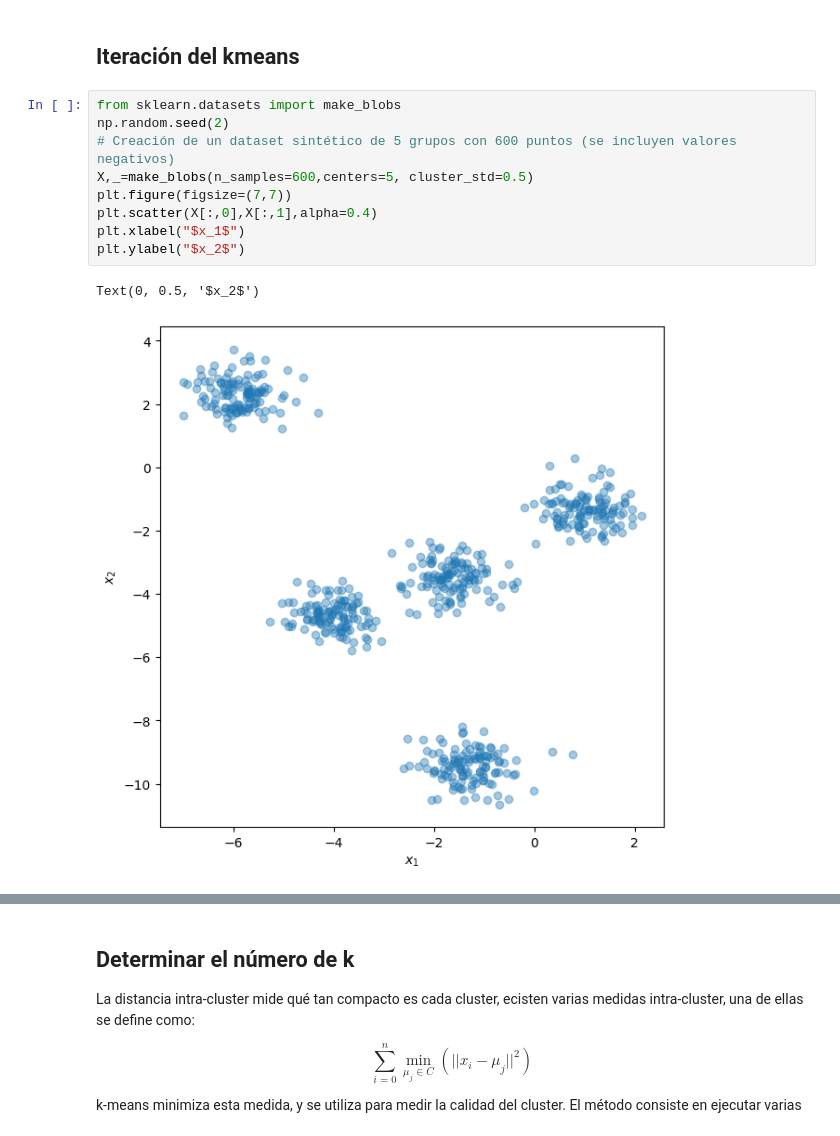
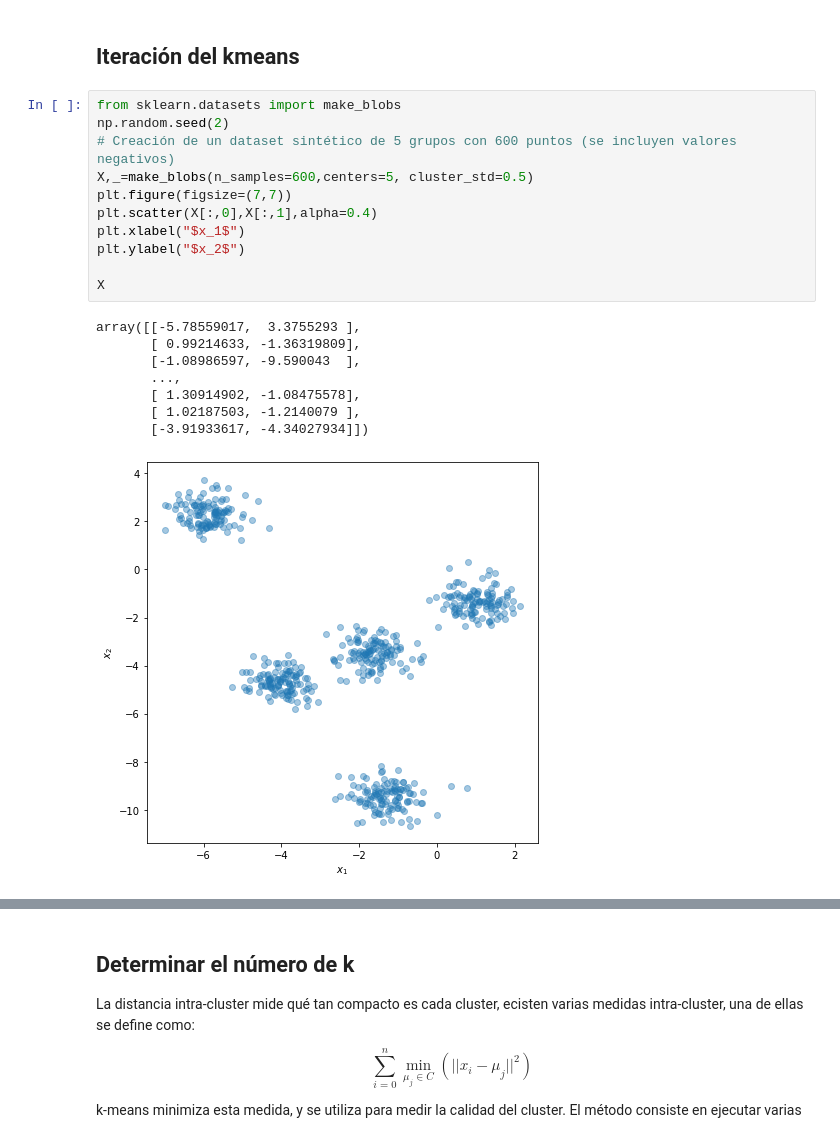
Before and after one commit to acmoral/ProyectoMineria, a Jupyter notebook: Talleres/Taller4/agrupacionMD.ipynb, the cells around one changed output, grey strips where cells are left out. Saved outputs shown, nothing was run; the diff lists cells and outputs as text.

```diff
--- a/Talleres/Taller4/agrupacionMD.ipynb
+++ b/Talleres/Taller4/agrupacionMD.ipynb
@@ -140,15 +144,23 @@ plt.ylabel("largo del trilobite");
 # %%
 from sklearn.datasets import make_blobs
 np.random.seed(2)
 # Creación de un dataset sintético de 5 grupos con 600 puntos (se incluyen valores negativos)
 X,_=make_blobs(n_samples=600,centers=5, cluster_std=0.5)
 plt.figure(figsize=(7,7))
 plt.scatter(X[:,0],X[:,1],alpha=0.4)
 plt.xlabel("$x_1$")
 plt.ylabel("$x_2$")
+
+X
 # %% [output]
-Text(0, 0.5, '$x_2$')
+array([[-5.78559017,  3.3755293 ],
+       [ 0.99214633, -1.36319809],
+       [-1.08986597, -9.590043  ],
+       ...,
+       [ 1.30914902, -1.08475578],
+       [ 1.02187503, -1.2140079 ],
+       [-3.91933617, -4.34027934]])
-[figure, old version]
+[figure, new version]
 # %%
 # Definición de una funcion del simplekmeans para ver por iteraciones
 from sklearn.metrics.pairwise import euclidean_distances
```
Also changed, not shown: parts of 39 cells of this notebook, 1 other file.
